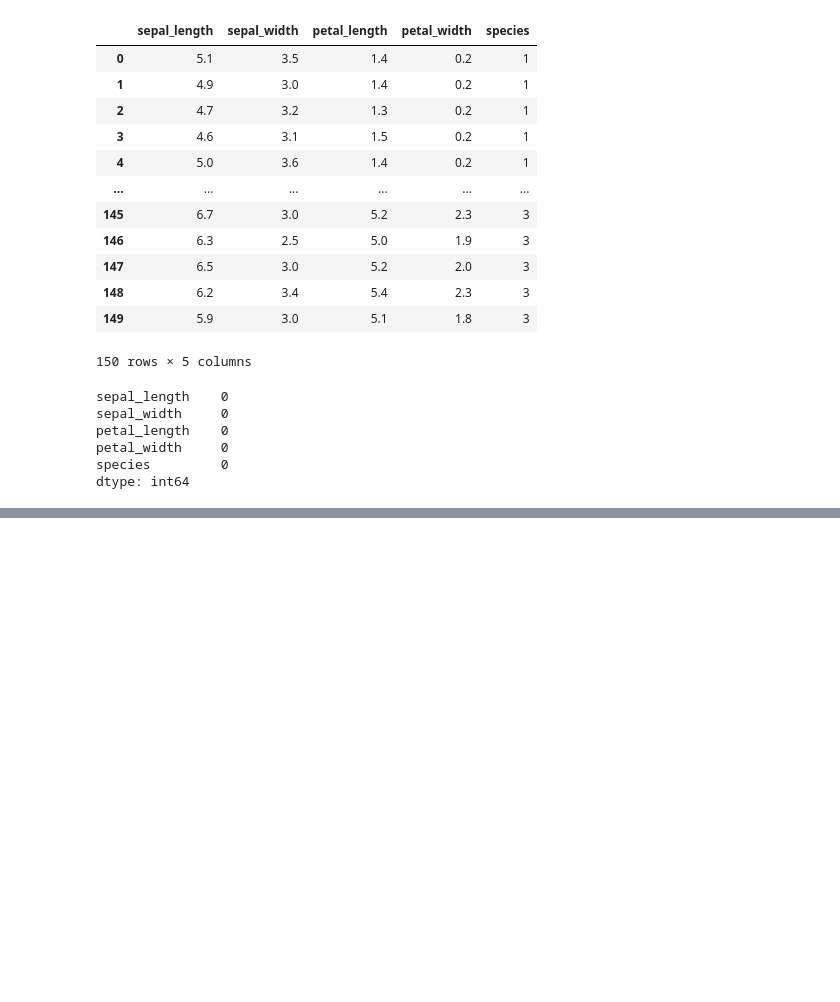
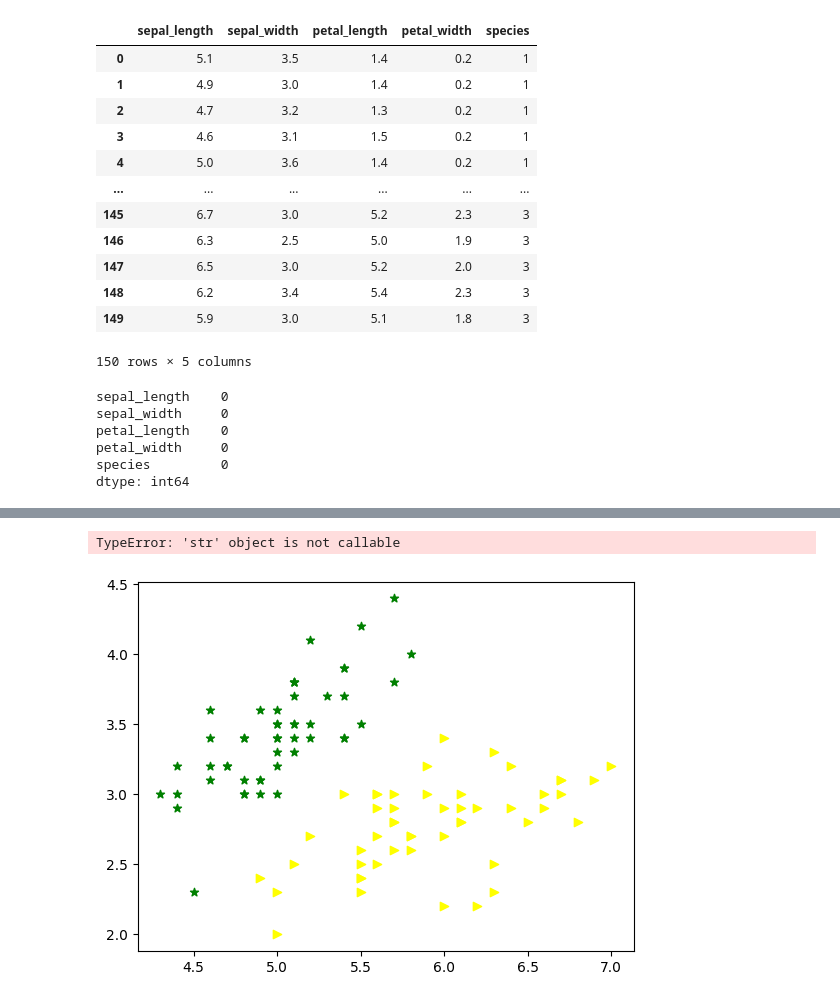
Before and after one commit to Aditya17Git/data-science, a Jupyter notebook: support_vector.ipynb, the cells around one changed output, grey strips where cells are left out. Drawn from its saved outputs; the diff is of its cells as text; code cells hidden in the pictures; blank space fills up the shorter version.

```diff
--- a/support_vector.ipynb
+++ b/support_vector.ipynb
@@ -52,0 +63,4 @@ dtype: int64
+# %%
+data1=iris[iris.species==1]
+data2=iris[iris.species==2]
+data3=iris[iris.species==3]
@@ -52,0 +76,9 @@ dtype: int64
+# %%
+plt.scatter(data1['sepal_length'],data1['sepal_width'],color="green",marker='*')
+plt.scatter(data2['sepal_length'],data2['sepal_width'],color="yellow",marker='>')
+plt.xlabel('sepal length')
+plt.ylabel('sepal width')
+plt.show()
+# %% [output]
+TypeError: 'str' object is not callable
+[figure, added]
```
Also changed, not shown: parts of 12 cells of this notebook.
